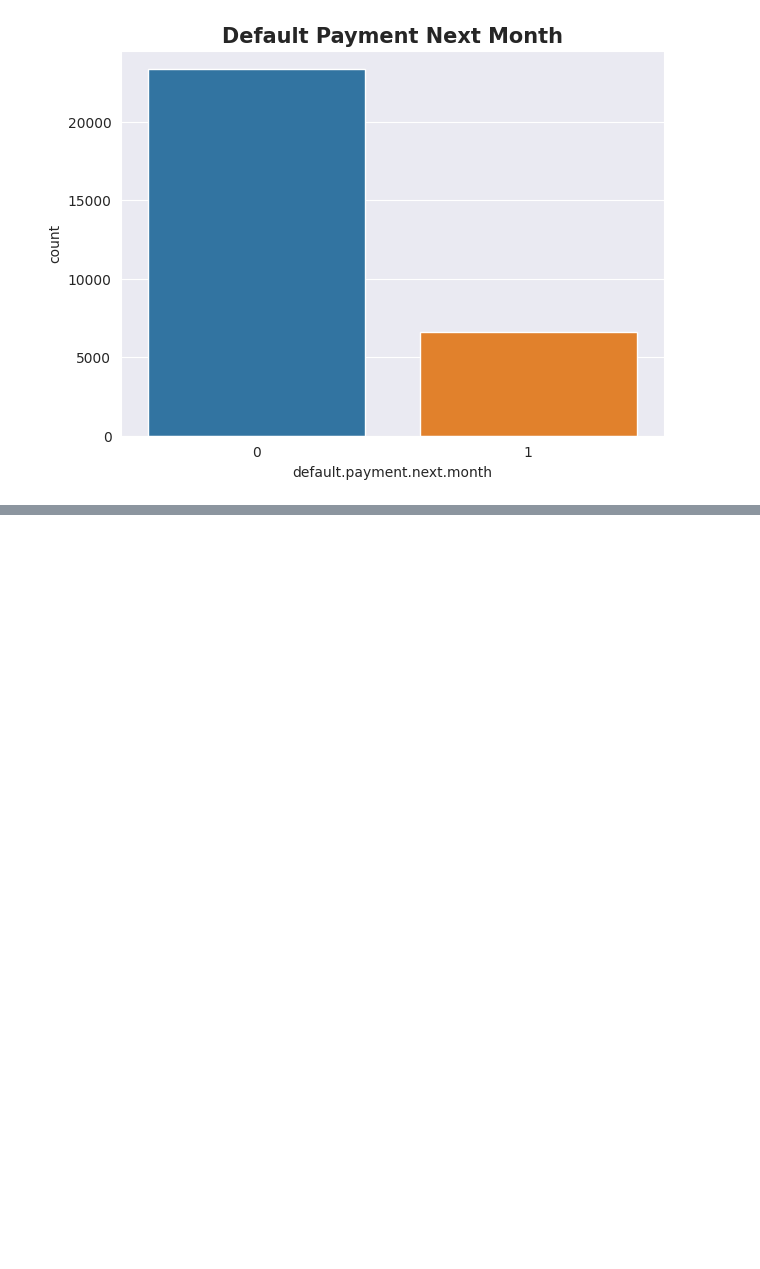
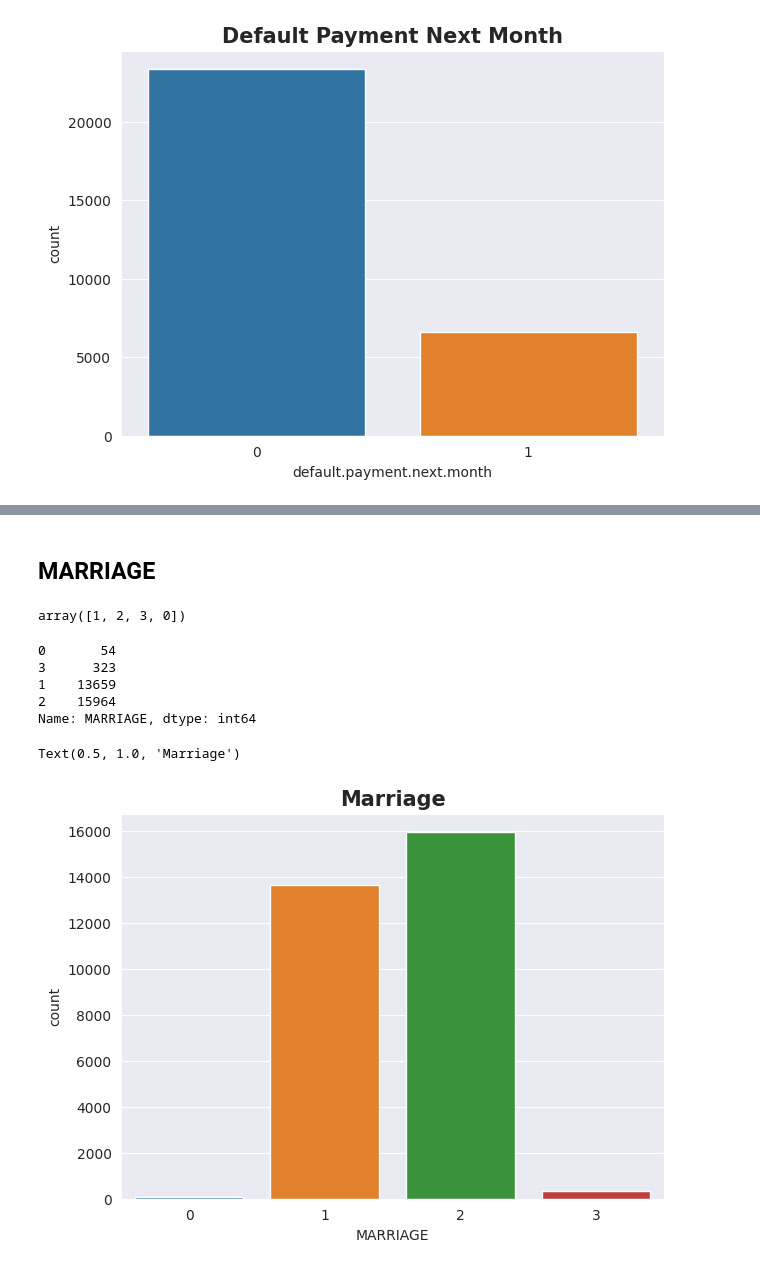
Before and after one commit to asif851/Credit-Card-Default-Prediction, a Jupyter notebook: Untitled.ipynb, the cells around one changed output, grey strips where cells are left out. Saved outputs shown, nothing was run; the diff lists cells and outputs as text; code cells hidden in the pictures; blank space fills up the shorter version.

```diff
--- a/Untitled.ipynb
+++ b/Untitled.ipynb
@@ -124,0 +147,20 @@ Text(0.5, 1.0, 'Default Payment Next Month')
+# %% [markdown]
+## MARRIAGE
+# %%
+df["MARRIAGE"].unique()
+# %% [output]
+array([1, 2, 3, 0])
+# %%
+df["MARRIAGE"].value_counts(ascending=True)
+# %% [output]
+0       54
+3      323
+1    13659
+2    15964
+Name: MARRIAGE, dtype: int64
+# %%
+plt.figure(figsize=(7,5))
+sns.countplot(x="MARRIAGE",order=[0,1,2,3],data=df).set_title("Marriage",fontsize=15,fontdict={"weight": "bold"})
+# %% [output]
+Text(0.5, 1.0, 'Marriage')
+[figure, added]
```
Also changed, not shown: parts of 5 cells of this notebook.
